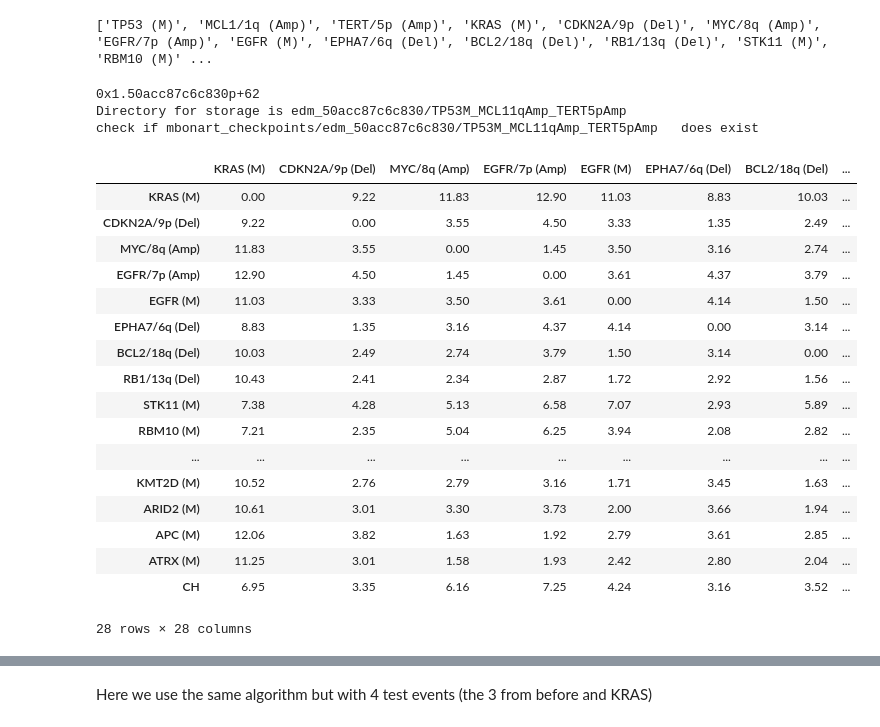
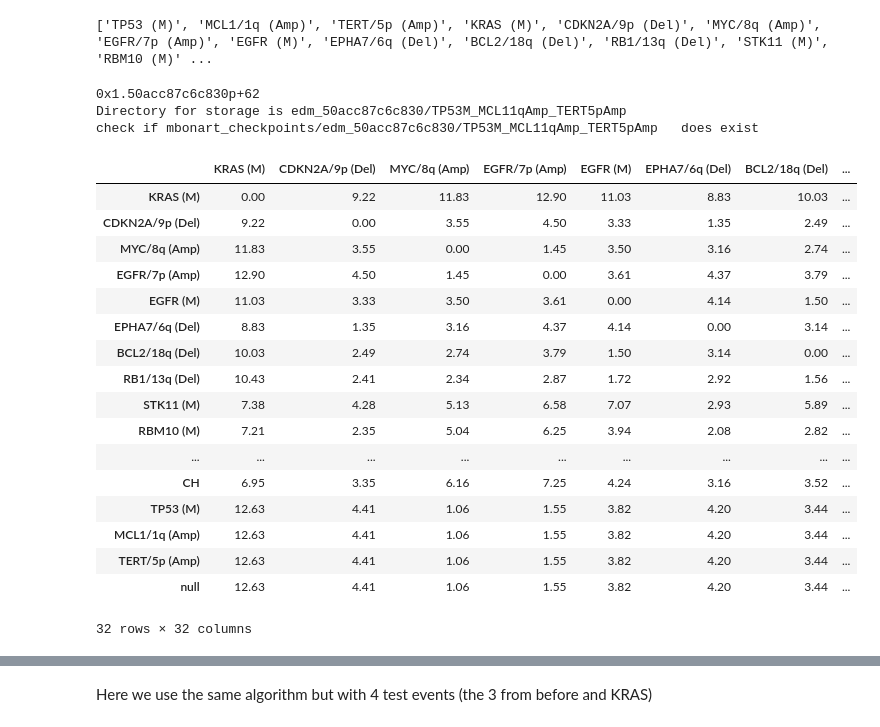
Before and after one commit to MichaelBonart/BachelorThesis, a Jupyter notebook: src/genie16_analysis.ipynb, the cells around one changed output, grey strips where cells are left out. Drawn from its saved outputs; the diff is of its cells as text; code cells hidden in the pictures.

```diff
--- a/src/genie16_analysis.ipynb
+++ b/src/genie16_analysis.ipynb
@@ -24,32 +24,33 @@ print(events)
 # %%
 #cp.FORCE_EXECUTE_COMPUTATIONS=True
 n_test_events=3
 dist_measurer = edm.EventDistanceMeasurerCP(events[0:n_test_events],events[n_test_events:])
 dist_measurer.load_data(input)
 dist_measurer.train_All_MHNs(do_cv=False)
+dist_measurer.extend_event_domain()
 dist_measurer.compute_distance_matrix(edm.DIST.OFFDIAG_L1_SYM)
 # %% [output]
 0x1.50acc87c6c830p+62
 Directory for storage is edm_50acc87c6c830/TP53M_MCL11qAmp_TERT5pAmp
 check if mbonart_checkpoints/edm_50acc87c6c830/TP53M_MCL11qAmp_TERT5pAmp   does exist
 |  | KRAS (M) | CDKN2A/9p (Del) | MYC/8q (Amp) | EGFR/7p (Amp) | EGFR (M) | EPHA7/6q (Del) | BCL2/18q (Del) | ... |
 | KRAS (M) | 0.00 | 9.22 | 11.83 | 12.90 | 11.03 | 8.83 | 10.03 | ... |
 | CDKN2A/9p (Del) | 9.22 | 0.00 | 3.55 | 4.50 | 3.33 | 1.35 | 2.49 | ... |
 | MYC/8q (Amp) | 11.83 | 3.55 | 0.00 | 1.45 | 3.50 | 3.16 | 2.74 | ... |
 | EGFR/7p (Amp) | 12.90 | 4.50 | 1.45 | 0.00 | 3.61 | 4.37 | 3.79 | ... |
 | EGFR (M) | 11.03 | 3.33 | 3.50 | 3.61 | 0.00 | 4.14 | 1.50 | ... |
 | EPHA7/6q (Del) | 8.83 | 1.35 | 3.16 | 4.37 | 4.14 | 0.00 | 3.14 | ... |
 | BCL2/18q (Del) | 10.03 | 2.49 | 2.74 | 3.79 | 1.50 | 3.14 | 0.00 | ... |
 | RB1/13q (Del) | 10.43 | 2.41 | 2.34 | 2.87 | 1.72 | 2.92 | 1.56 | ... |
 | STK11 (M) | 7.38 | 4.28 | 5.13 | 6.58 | 7.07 | 2.93 | 5.89 | ... |
 | RBM10 (M) | 7.21 | 2.35 | 5.04 | 6.25 | 3.94 | 2.08 | 2.82 | ... |
 | ... | ... | ... | ... | ... | ... | ... | ... | ... |
-| KMT2D (M) | 10.52 | 2.76 | 2.79 | 3.16 | 1.71 | 3.45 | 1.63 | ... |
-| ARID2 (M) | 10.61 | 3.01 | 3.30 | 3.73 | 2.00 | 3.66 | 1.94 | ... |
-| APC (M) | 12.06 | 3.82 | 1.63 | 1.92 | 2.79 | 3.61 | 2.85 | ... |
-| ATRX (M) | 11.25 | 3.01 | 1.58 | 1.93 | 2.42 | 2.80 | 2.04 | ... |
 | CH | 6.95 | 3.35 | 6.16 | 7.25 | 4.24 | 3.16 | 3.52 | ... |
+| TP53 (M) | 12.63 | 4.41 | 1.06 | 1.55 | 3.82 | 4.20 | 3.44 | ... |
+| MCL1/1q (Amp) | 12.63 | 4.41 | 1.06 | 1.55 | 3.82 | 4.20 | 3.44 | ... |
+| TERT/5p (Amp) | 12.63 | 4.41 | 1.06 | 1.55 | 3.82 | 4.20 | 3.44 | ... |
+| null | 12.63 | 4.41 | 1.06 | 1.55 | 3.82 | 4.20 | 3.44 | ... |
-28 rows × 28 columns
+32 rows × 32 columns
 # %%
 sns.clustermap(dist_measurer._dist_mat)
 # %% [output]
```
Also changed, not shown: parts of 6 cells of this notebook, 7 other files.
